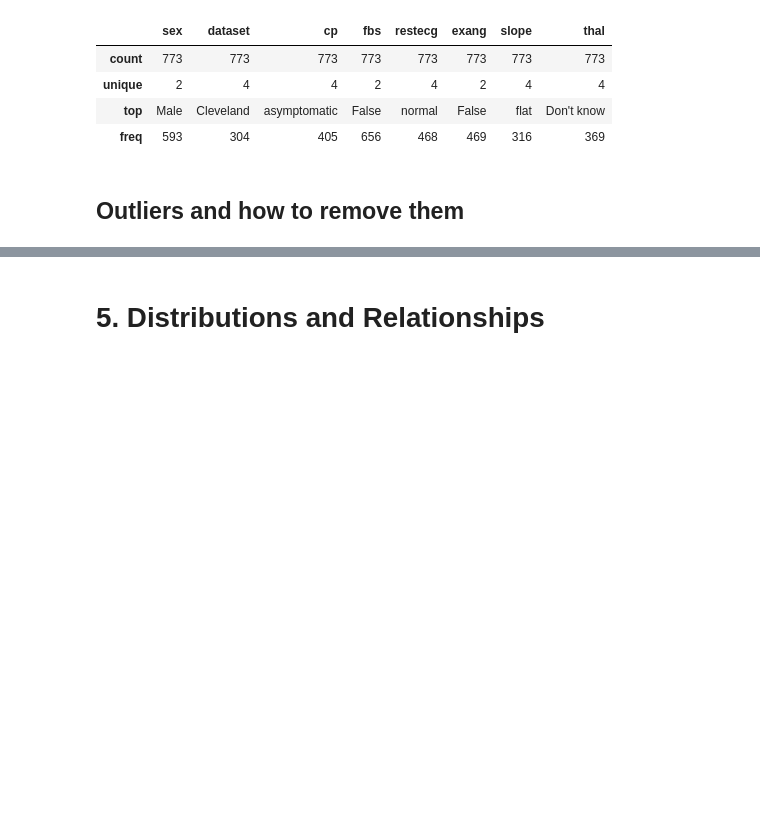
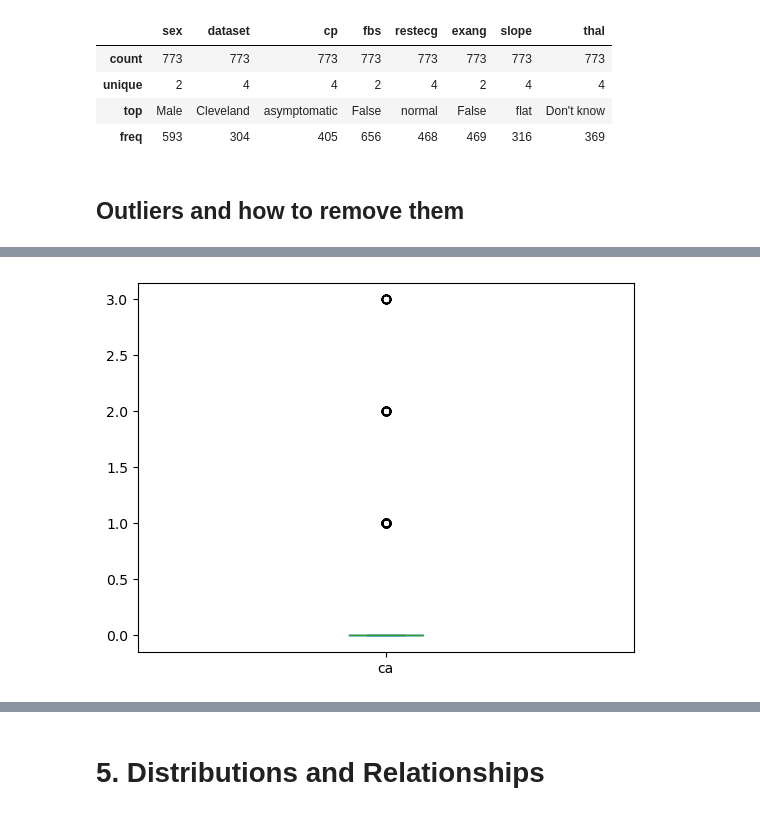
Before and after one commit to jhonnovax/data-preprocessing, a Jupyter notebook: heart-disease-notebook.ipynb, the cells around one changed output, grey strips where cells are left out. Drawn from its saved outputs; the diff is of its cells as text; code cells hidden in the pictures; blank space fills up the shorter version.

```diff
--- a/heart-disease-notebook.ipynb
+++ b/heart-disease-notebook.ipynb
@@ -165,3 +170,8 @@ plt.show()
+# %%
+df['ca'].plot(kind='box')
+plt.show()
+# %% [output]
+[figure, added]
 # %%
 df['num'].plot(kind='box')
 plt.show()
```
Also changed, not shown: parts of 23 cells of this notebook.
